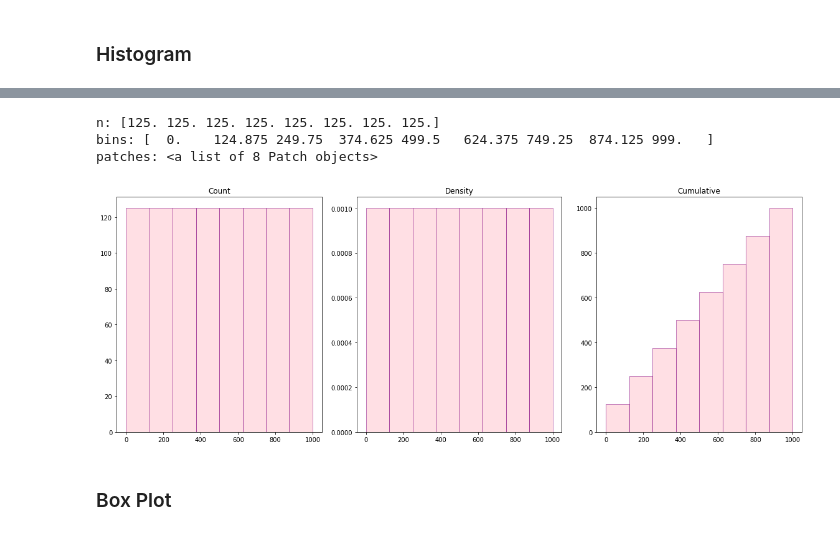
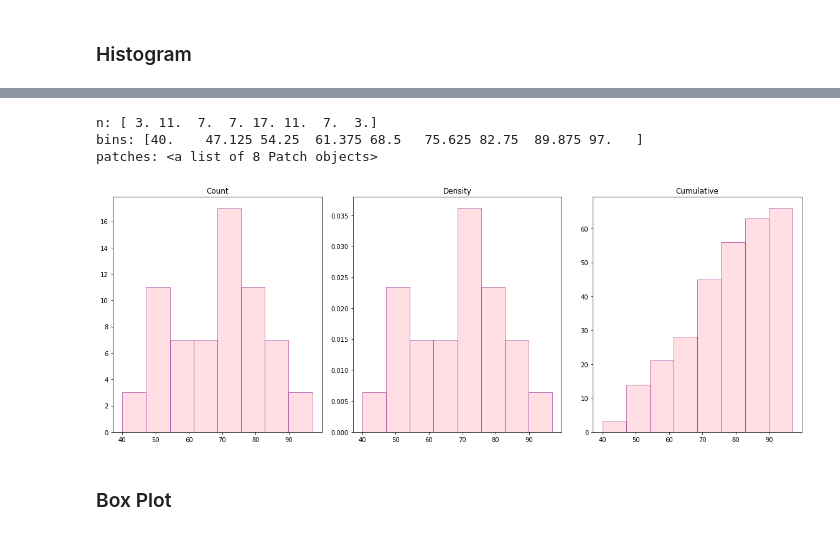
Before and after one commit to jamwine/Data-Visualization, a Jupyter notebook: Matplotlib.ipynb, the cells around one changed output, grey strips where cells are left out. Cells and saved outputs as stored; diff of their text form; code cells hidden in the pictures.

Commit message:
Add files via upload
Fixed Histogram

```diff
--- a/Matplotlib.ipynb
+++ b/Matplotlib.ipynb
@@ -622,24 +622,26 @@ plt.tight_layout()
 # %%
 fig,ax=plt.subplots(1,3,figsize=(16,6))
+x=np.random.randint(50,90,60)
+x=np.append(x,[40,42,47,96,94,97])
 
 n1,bins1,patches1=ax[0].hist(x,bins=8,facecolor='pink',alpha=0.5,edgecolor='purple')
 print('n:',n1)
 print('bins:',bins1)
 print('patches:',patches1)
 
 ax[1].hist(x,bins=8,facecolor='pink',alpha=0.5,edgecolor='purple',density=True)
 ax[2].hist(x,bins=8,facecolor='pink',alpha=0.5,edgecolor='purple',cumulative=True)
 
 ax[0].set_title('Count')
 ax[1].set_title('Density')
 ax[2].set_title('Cumulative');
 
 plt.tight_layout()
 # %% [output]
-n: [125. 125. 125. 125. 125. 125. 125. 125.]
-bins: [  0.    124.875 249.75  374.625 499.5   624.375 749.25  874.125 999.   ]
+n: [ 3. 11.  7.  7. 17. 11.  7.  3.]
+bins: [40.    47.125 54.25  61.375 68.5   75.625 82.75  89.875 97.   ]
 patches: <a list of 8 Patch objects>
-[figure, old version]
+[figure, new version]
 # %% [markdown]
 ### Box Plot
 # %%
```
Also changed, not shown: parts of 29 cells of this notebook.
